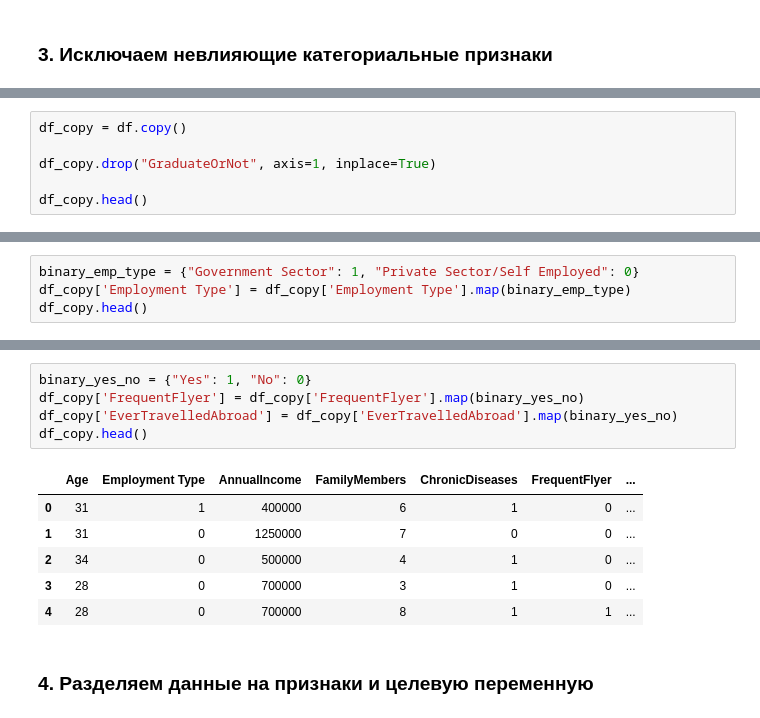
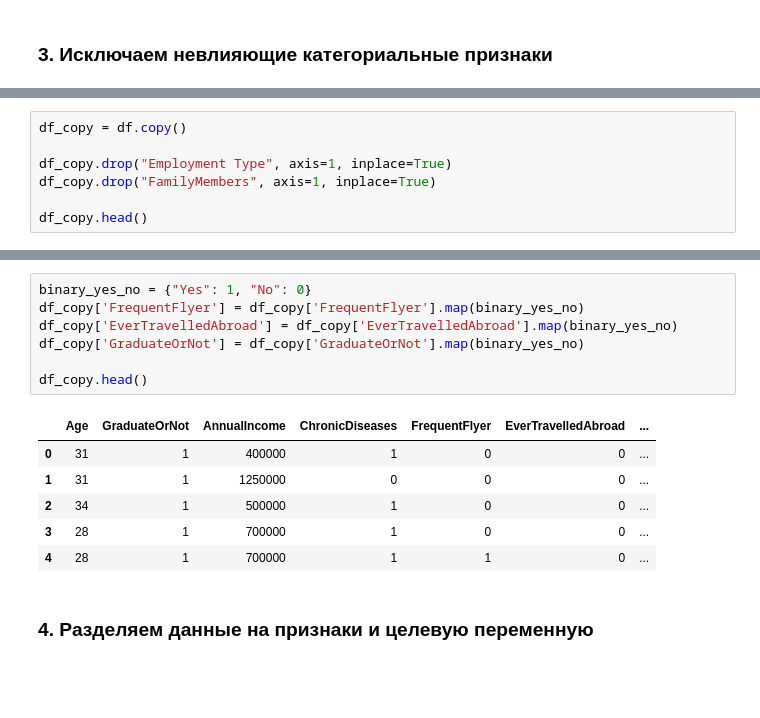
Before and after one commit to David-GHMM/ML-Lab3, a Jupyter notebook: МО_ЛР3_Маргарян_ПИН_231.ipynb, the cells around one changed output, grey strips where cells are left out. Drawn from its saved outputs; the diff is of its cells as text; blank space fills up the shorter version.

```diff
--- a/МО_ЛР3_Маргарян_ПИН_231.ipynb
+++ b/МО_ЛР3_Маргарян_ПИН_231.ipynb
@@ -108,7 +189,8 @@ sns.boxplot(x=df['Age'])
 # %%
 df_copy = df.copy()
 
-df_copy.drop("GraduateOrNot", axis=1, inplace=True)
+df_copy.drop("Employment Type", axis=1, inplace=True)
+df_copy.drop("FamilyMembers", axis=1, inplace=True)
 
 df_copy.head()
 # %% [output]
@@ -123,6 +205,2 @@ df_copy.head()
 
 Эти признаки, по сути, бинарные и для них можно использовать значения 0 и 1.
-# %%
-binary_emp_type = {"Government Sector": 1, "Private Sector/Self Employed": 0}
-df_copy['Employment Type'] = df_copy['Employment Type'].map(binary_emp_type)
-df_copy.head()
@@ -136,15 +207,17 @@ df_copy.head()
 # %%
 binary_yes_no = {"Yes": 1, "No": 0}
 df_copy['FrequentFlyer'] = df_copy['FrequentFlyer'].map(binary_yes_no)
 df_copy['EverTravelledAbroad'] = df_copy['EverTravelledAbroad'].map(binary_yes_no)
+df_copy['GraduateOrNot'] = df_copy['GraduateOrNot'].map(binary_yes_no)
+
 df_copy.head()
 # %% [output]
-|  | Age | Employment Type | AnnualIncome | FamilyMembers | ChronicDiseases | FrequentFlyer | ... |
-| 0 | 31 | 1 | 400000 | 6 | 1 | 0 | ... |
-| 1 | 31 | 0 | 1250000 | 7 | 0 | 0 | ... |
-| 2 | 34 | 0 | 500000 | 4 | 1 | 0 | ... |
-| 3 | 28 | 0 | 700000 | 3 | 1 | 0 | ... |
-| 4 | 28 | 0 | 700000 | 8 | 1 | 1 | ... |
+|  | Age | GraduateOrNot | AnnualIncome | ChronicDiseases | FrequentFlyer | EverTravelledAbroad | ... |
+| 0 | 31 | 1 | 400000 | 1 | 0 | 0 | ... |
+| 1 | 31 | 1 | 1250000 | 0 | 0 | 0 | ... |
+| 2 | 34 | 1 | 500000 | 1 | 0 | 0 | ... |
+| 3 | 28 | 1 | 700000 | 1 | 0 | 0 | ... |
+| 4 | 28 | 1 | 700000 | 1 | 1 | 0 | ... |
 # %% [markdown]
 ### 4. Разделяем данные на признаки и целевую переменную
 # %%
```
Also changed, not shown: parts of 13 cells of this notebook.
